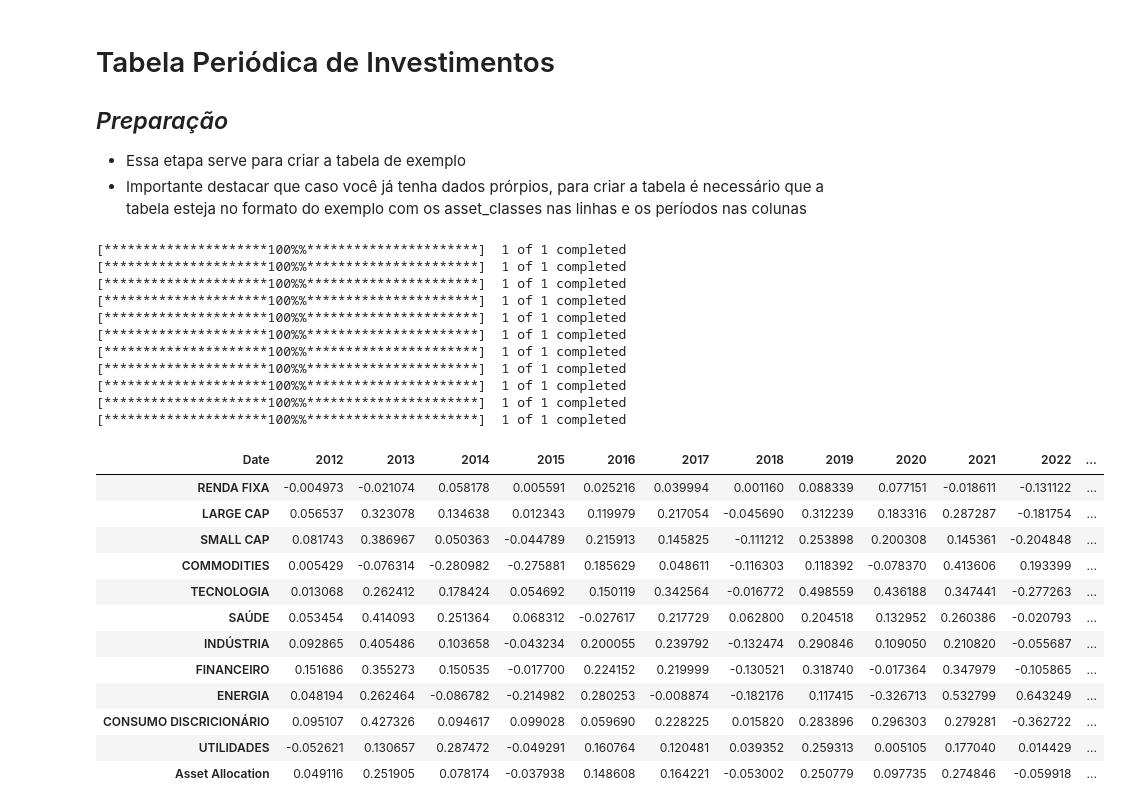
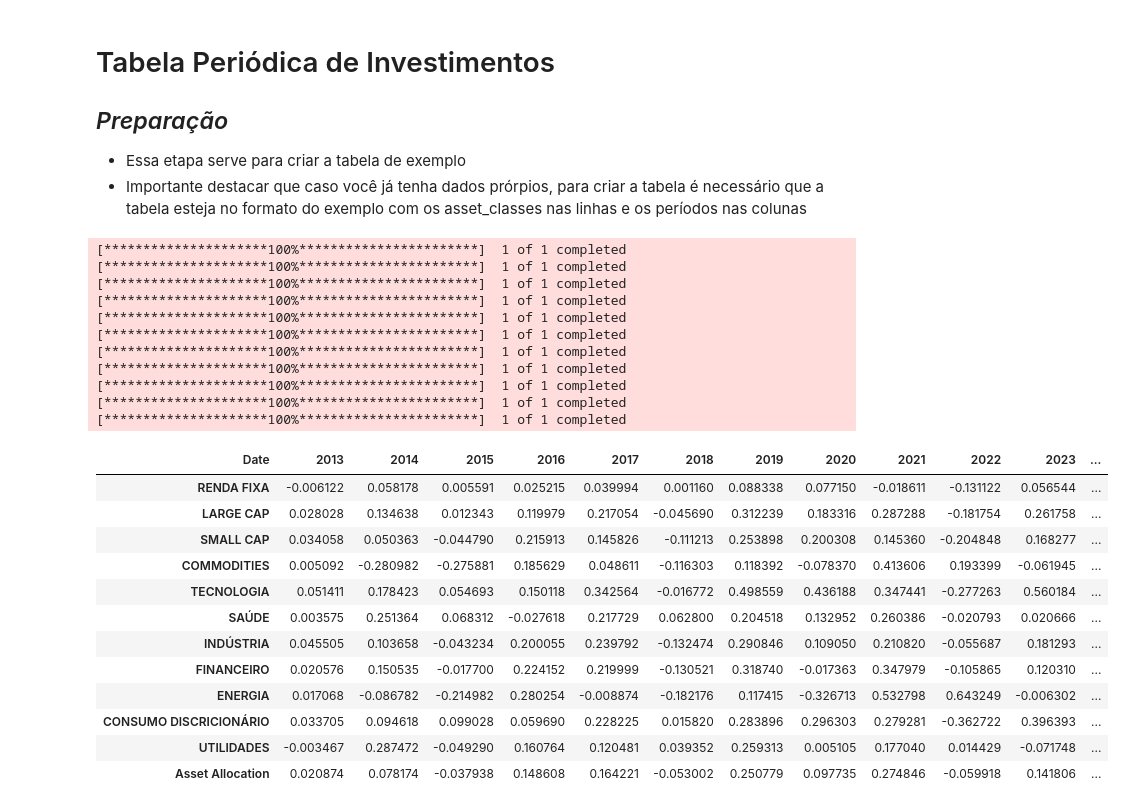
Before and after one commit to Edu-Moreira/Projetos, a Jupyter notebook: Tabela Periodica Completa.ipynb, the cells around one changed output. Saved outputs shown, nothing was run; the diff lists cells and outputs as text; code cells hidden in the pictures.

```diff
--- a/Tabela Periodica Completa.ipynb
+++ b/Tabela Periodica Completa.ipynb
@@ -26,57 +26,57 @@ tickers = {
     'CONSUMO DISCRICIONÁRIO': 'XLY',
     'UTILIDADES': 'XLU'
 }
 
 
 # Baixar os dados de rendimento dos ETFs
 data = {}
 for sector, ticker in tickers.items():
-    data[sector] = yf.download(ticker, period='12y')['Adj Close']
+    data[sector] = yf.download(ticker, period='12y')['Close']
 
 # Criar um DataFrame com os dados baixados
-df = pd.DataFrame(data)
-
+df = pd.concat(data.values(), axis=1)
+df.columns = data.keys()   # renomeia as colunas com os nomes dos setores
 asset_classes = df.columns
 equal_weight = 1/len(df.columns)
 
 
 # Calcular os retornos diários
 returns = df.pct_change().dropna()
 returns['Asset Allocation'] = (returns[asset_classes]*equal_weight).sum(axis=1)
 
 
 # Calcular o retorno acumulado anual
 annual_returns = returns.add(1).resample('Y').prod().sub(1)
 
 # Transformar o índice do ano para um formato mais amigável
 annual_returns.index = annual_returns.index.year
 
 #Tabela formatada para criar a periódica
 tabela = annual_returns.T
 
 display(tabela) # Apresentando a tabela para mostrar como ela deve estar formatada para o módulo seguinte
 # %% [output]
-[*********************100%%**********************]  1 of 1 completed
-[*********************100%%**********************]  1 of 1 completed
-[*********************100%%**********************]  1 of 1 completed
-[*********************100%%**********************]  1 of 1 completed
-[*********************100%%**********************]  1 of 1 completed
-[*********************100%%**********************]  1 of 1 completed
-[*********************100%%**********************]  1 of 1 completed
-[*********************100%%**********************]  1 of 1 completed
-[*********************100%%**********************]  1 of 1 completed
-[*********************100%%**********************]  1 of 1 completed
-[*********************100%%**********************]  1 of 1 completed
+[*********************100%***********************]  1 of 1 completed
+[*********************100%***********************]  1 of 1 completed
+[*********************100%***********************]  1 of 1 completed
+[*********************100%***********************]  1 of 1 completed
+[*********************100%***********************]  1 of 1 completed
+[*********************100%***********************]  1 of 1 completed
+[*********************100%***********************]  1 of 1 completed
+[*********************100%***********************]  1 of 1 completed
+[*********************100%***********************]  1 of 1 completed
+[*********************100%***********************]  1 of 1 completed
+[*********************100%***********************]  1 of 1 completed
-| Date | 2012 | 2013 | 2014 | 2015 | 2016 | 2017 | 2018 | 2019 | 2020 | 2021 | 2022 | ... |
-| RENDA FIXA | -0.004973 | -0.021074 | 0.058178 | 0.005591 | 0.025216 | 0.039994 | 0.001160 | 0.088339 | 0.077151 | -0.018611 | -0.131122 | ... |
-| LARGE CAP | 0.056537 | 0.323078 | 0.134638 | 0.012343 | 0.119979 | 0.217054 | -0.045690 | 0.312239 | 0.183316 | 0.287287 | -0.181754 | ... |
-| SMALL CAP | 0.081743 | 0.386967 | 0.050363 | -0.044789 | 0.215913 | 0.145825 | -0.111212 | 0.253898 | 0.200308 | 0.145361 | -0.204848 | ... |
-| COMMODITIES | 0.005429 | -0.076314 | -0.280982 | -0.275881 | 0.185629 | 0.048611 | -0.116303 | 0.118392 | -0.078370 | 0.413606 | 0.193399 | ... |
-| TECNOLOGIA | 0.013068 | 0.262412 | 0.178424 | 0.054692 | 0.150119 | 0.342564 | -0.016772 | 0.498559 | 0.436188 | 0.347441 | -0.277263 | ... |
-| SAÚDE | 0.053454 | 0.414093 | 0.251364 | 0.068312 | -0.027617 | 0.217729 | 0.062800 | 0.204518 | 0.132952 | 0.260386 | -0.020793 | ... |
-| INDÚSTRIA | 0.092865 | 0.405486 | 0.103658 | -0.043234 | 0.200055 | 0.239792 | -0.132474 | 0.290846 | 0.109050 | 0.210820 | -0.055687 | ... |
-| FINANCEIRO | 0.151686 | 0.355273 | 0.150535 | -0.017700 | 0.224152 | 0.219999 | -0.130521 | 0.318740 | -0.017364 | 0.347979 | -0.105865 | ... |
-| ENERGIA | 0.048194 | 0.262464 | -0.086782 | -0.214982 | 0.280253 | -0.008874 | -0.182176 | 0.117415 | -0.326713 | 0.532799 | 0.643249 | ... |
-| CONSUMO DISCRICIONÁRIO | 0.095107 | 0.427326 | 0.094617 | 0.099028 | 0.059690 | 0.228225 | 0.015820 | 0.283896 | 0.296303 | 0.279281 | -0.362722 | ... |
-| UTILIDADES | -0.052621 | 0.130657 | 0.287472 | -0.049291 | 0.160764 | 0.120481 | 0.039352 | 0.259313 | 0.005105 | 0.177040 | 0.014429 | ... |
-| Asset Allocation | 0.049116 | 0.251905 | 0.078174 | -0.037938 | 0.148608 | 0.164221 | -0.053002 | 0.250779 | 0.097735 | 0.274846 | -0.059918 | ... |
+| Date | 2013 | 2014 | 2015 | 2016 | 2017 | 2018 | 2019 | 2020 | 2021 | 2022 | 2023 | ... |
+| RENDA FIXA | -0.006122 | 0.058178 | 0.005591 | 0.025215 | 0.039994 | 0.001160 | 0.088338 | 0.077150 | -0.018611 | -0.131122 | 0.056544 | ... |
+| LARGE CAP | 0.028028 | 0.134638 | 0.012343 | 0.119979 | 0.217054 | -0.045690 | 0.312239 | 0.183316 | 0.287288 | -0.181754 | 0.261758 | ... |
+| SMALL CAP | 0.034058 | 0.050363 | -0.044790 | 0.215913 | 0.145826 | -0.111213 | 0.253898 | 0.200308 | 0.145360 | -0.204848 | 0.168277 | ... |
+| COMMODITIES | 0.005092 | -0.280982 | -0.275881 | 0.185629 | 0.048611 | -0.116303 | 0.118392 | -0.078370 | 0.413606 | 0.193399 | -0.061945 | ... |
+| TECNOLOGIA | 0.051411 | 0.178423 | 0.054693 | 0.150118 | 0.342564 | -0.016772 | 0.498559 | 0.436188 | 0.347441 | -0.277263 | 0.560184 | ... |
+| SAÚDE | 0.003575 | 0.251364 | 0.068312 | -0.027618 | 0.217729 | 0.062800 | 0.204518 | 0.132952 | 0.260386 | -0.020793 | 0.020666 | ... |
+| INDÚSTRIA | 0.045505 | 0.103658 | -0.043234 | 0.200055 | 0.239792 | -0.132474 | 0.290846 | 0.109050 | 0.210820 | -0.055687 | 0.181293 | ... |
+| FINANCEIRO | 0.020576 | 0.150535 | -0.017700 | 0.224152 | 0.219999 | -0.130521 | 0.318740 | -0.017363 | 0.347979 | -0.105865 | 0.120310 | ... |
+| ENERGIA | 0.017068 | -0.086782 | -0.214982 | 0.280254 | -0.008874 | -0.182176 | 0.117415 | -0.326713 | 0.532798 | 0.643249 | -0.006302 | ... |
+| CONSUMO DISCRICIONÁRIO | 0.033705 | 0.094618 | 0.099028 | 0.059690 | 0.228225 | 0.015820 | 0.283896 | 0.296303 | 0.279281 | -0.362722 | 0.396393 | ... |
+| UTILIDADES | -0.003467 | 0.287472 | -0.049290 | 0.160764 | 0.120481 | 0.039352 | 0.259313 | 0.005105 | 0.177040 | 0.014429 | -0.071748 | ... |
+| Asset Allocation | 0.020874 | 0.078174 | -0.037938 | 0.148608 | 0.164221 | -0.053002 | 0.250779 | 0.097735 | 0.274846 | -0.059918 | 0.141806 | ... |
```
Also changed, not shown: parts of 3 cells of this notebook.
